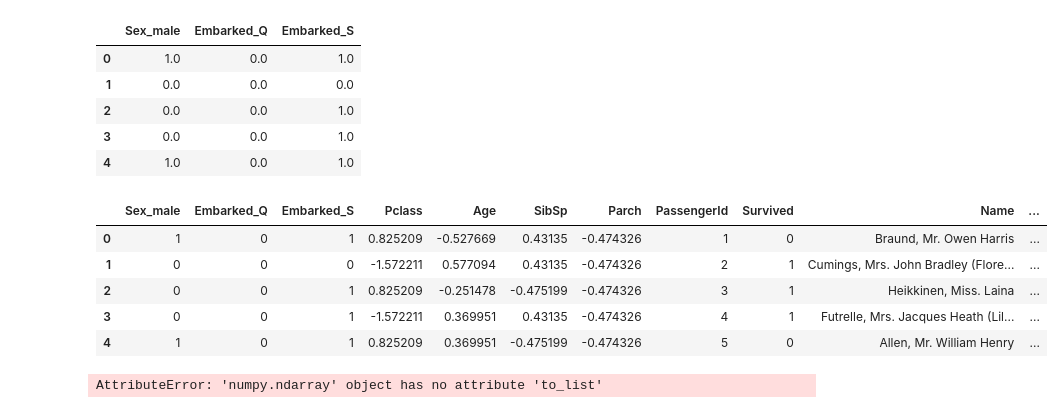
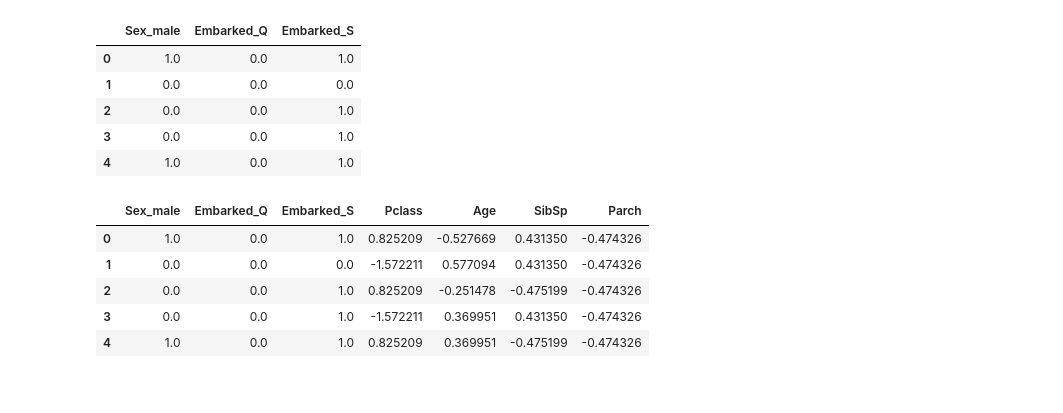
Before and after one commit to SongofG/Data_Science_Projects, a Jupyter notebook: Titanic_Survival/copy_and_write/Alexis_Cook/ALEXIS_COOK_2.ipynb, the cells around one changed output. Cells and saved outputs as stored; diff of their text form; code cells hidden in the pictures.

```diff
--- a/Titanic_Survival/copy_and_write/Alexis_Cook/ALEXIS_COOK_2.ipynb
+++ b/Titanic_Survival/copy_and_write/Alexis_Cook/ALEXIS_COOK_2.ipynb
@@ -116,59 +116,40 @@ transformed_df.head()
 # %%
 from sklearn.compose import ColumnTransformer
 from sklearn.preprocessing import OneHotEncoder, StandardScaler
 
 # Target Features
 features = ['Pclass', 'Sex', 'Age', 'SibSp', 'Parch', 'Embarked']
 target_df = drop_na_train_data[features]
+y_train = drop_na_train_data['Survived']
 
 # Get the list of interested columns
 categorical_columns = target_df.select_dtypes(include=['object', 'category']).columns.to_list()
 numerical_columns = target_df.select_dtypes(include='number').columns.to_list()
 
 # Column Transformer
 column_trans = ColumnTransformer(
     [
         ('categories', OneHotEncoder(drop='first', sparse_output=False, dtype='int'), categorical_columns),
         ('numerical', StandardScaler(), numerical_columns)
     ],
-    remainder='passthrough',  # When 'drop', the unspecified features will not be returned
+    remainder='drop',  # When 'drop', the unspecified features will not be returned
     verbose_feature_names_out=False  # When True, the prefix of the features will be the name of the transformer
     # sparse_threshold=1
 )
 
-column_trans.fit(drop_na_train_data)
+no_y_df = drop_na_train_data.drop(columns=['Survived'])
 
-data = column_trans.transform(drop_na_train_data)
+column_trans.fit(no_y_df)
 
-transformed_df = pd.DataFrame(data=data, columns=column_trans.get_feature_names_out())
+data = column_trans.transform(no_y_df)
 
-transformed_df.head()
+X_train = pd.DataFrame(data=data, columns=column_trans.get_feature_names_out())
+
+X_train.head()
 # %% [output]
-|  | Sex_male | Embarked_Q | Embarked_S | Pclass | Age | SibSp | Parch | PassengerId | Survived | Name | ... |
-| 0 | 1 | 0 | 1 | 0.825209 | -0.527669 | 0.43135 | -0.474326 | 1 | 0 | Braund, Mr. Owen Harris | ... |
-| 1 | 0 | 0 | 0 | -1.572211 | 0.577094 | 0.43135 | -0.474326 | 2 | 1 | Cumings, Mrs. John Bradley (Flore... | ... |
-| 2 | 0 | 0 | 1 | 0.825209 | -0.251478 | -0.475199 | -0.474326 | 3 | 1 | Heikkinen, Miss. Laina | ... |
-| 3 | 0 | 0 | 1 | -1.572211 | 0.369951 | 0.43135 | -0.474326 | 4 | 1 | Futrelle, Mrs. Jacques Heath (Lil... | ... |
-| 4 | 1 | 0 | 1 | 0.825209 | 0.369951 | -0.475199 | -0.474326 | 5 | 0 | Allen, Mr. William Henry | ... |
+|  | Sex_male | Embarked_Q | Embarked_S | Pclass | Age | SibSp | Parch |
+| 0 | 1.0 | 0.0 | 1.0 | 0.825209 | -0.527669 | 0.431350 | -0.474326 |
+| 1 | 0.0 | 0.0 | 0.0 | -1.572211 | 0.577094 | 0.431350 | -0.474326 |
+| 2 | 0.0 | 0.0 | 1.0 | 0.825209 | -0.251478 | -0.475199 | -0.474326 |
+| 3 | 0.0 | 0.0 | 1.0 | -1.572211 | 0.369951 | 0.431350 | -0.474326 |
+| 4 | 1.0 | 0.0 | 1.0 | 0.825209 | 0.369951 | -0.475199 | -0.474326 |
-# %%
-from sklearn.preprocessing import OneHotEncoder
-
-def preprocessor(df):
-
-    # 0. get the OneHotEncoder
-    ohenc = OneHotEncoder(drop='first')
-
-    # 1. Preprocess the categorical values
-    categorical = df.select_dtypes(include=['object', 'category'])
-
-    processed_categorical_np = ohenc.fit_transform(categorical)
-
-    processed_categorical_df = pd.DataFrame(data=processed_categorical_np)
-
-    return processed_categorical_df
-
-drop_na_train_data = train_data.dropna(subset='Embarked')
-
-preprocessor(drop_na_train_data)
-# %% [output]
-AttributeError: 'numpy.ndarray' object has no attribute 'to_list'
```
Also changed, not shown: parts of 6 cells of this notebook, 2 other files.
